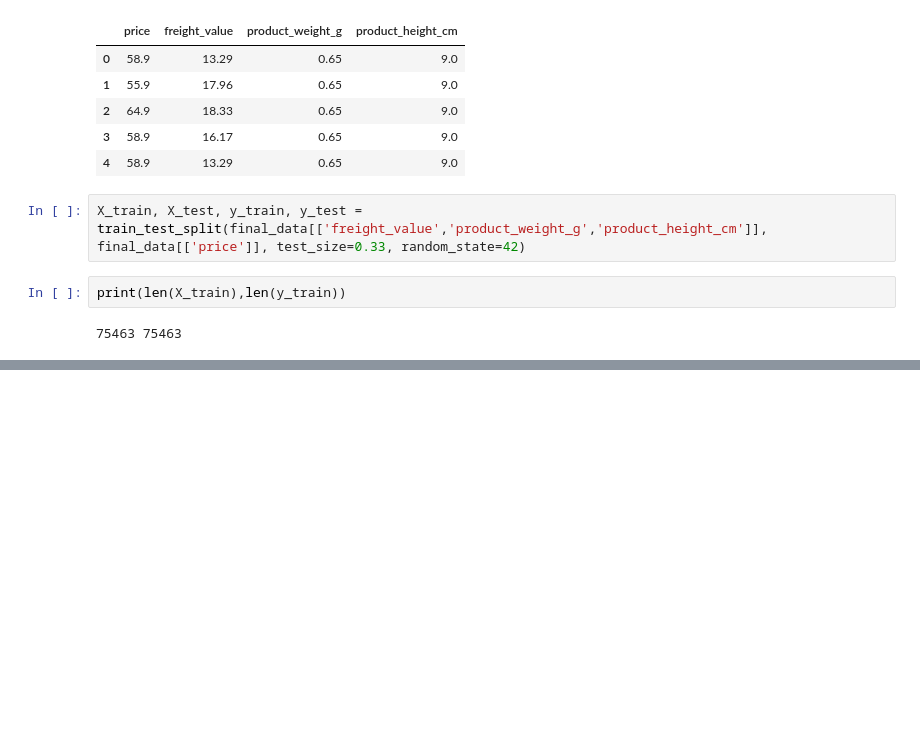
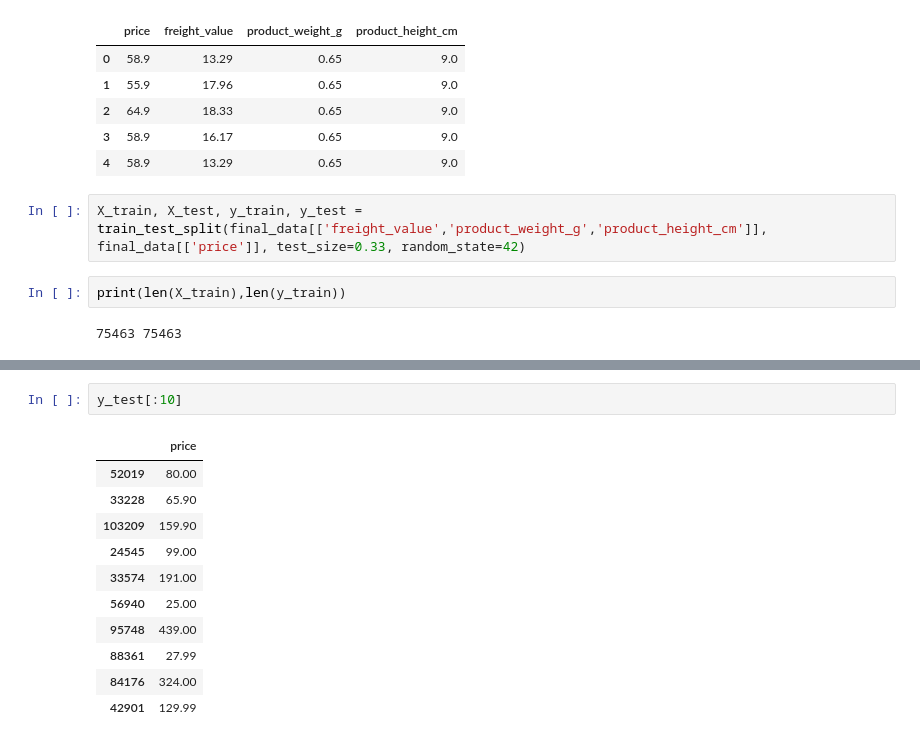
Before and after one commit to ahsanfarooq3423/Brazilian-E-commerce-Olist-Sales, a Jupyter notebook: Brazilian E-Commerce Olist Store Sales.ipynb, the cells around one changed output, grey strips where cells are left out. Cells and saved outputs as stored; diff of their text form; blank space fills up the shorter version.

```diff
--- a/Brazilian E-Commerce Olist Store Sales.ipynb
+++ b/Brazilian E-Commerce Olist Store Sales.ipynb
@@ -302,0 +330,14 @@ print(len(X_train),len(y_train))
+# %%
+y_test[:10]
+# %% [output]
+|  | price |
+| 52019 | 80.00 |
+| 33228 | 65.90 |
+| 103209 | 159.90 |
+| 24545 | 99.00 |
+| 33574 | 191.00 |
+| 56940 | 25.00 |
+| 95748 | 439.00 |
+| 88361 | 27.99 |
+| 84176 | 324.00 |
+| 42901 | 129.99 |
```
Also changed, not shown: parts of 7 cells of this notebook.
